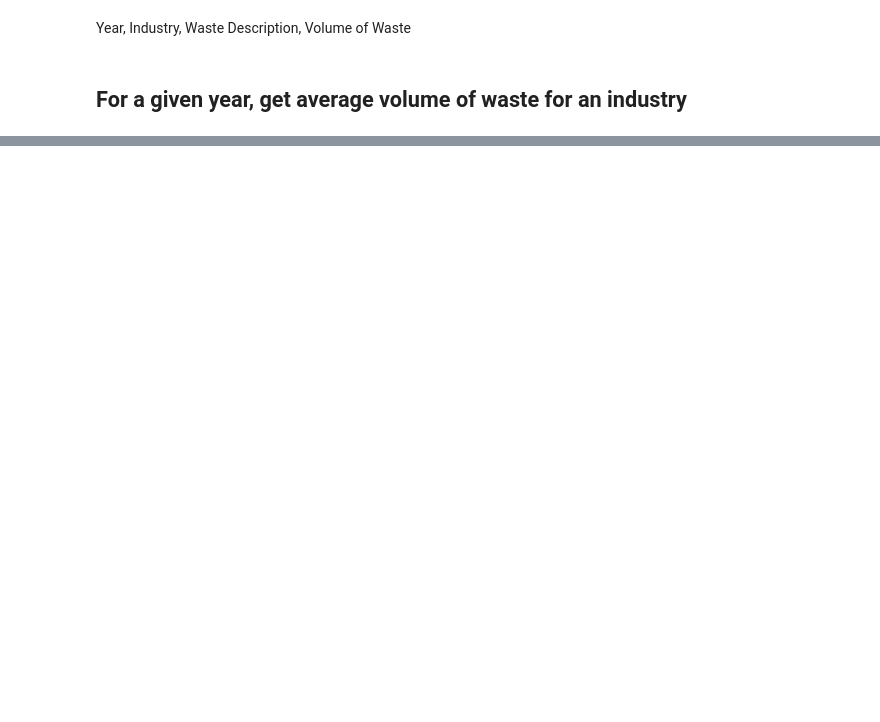
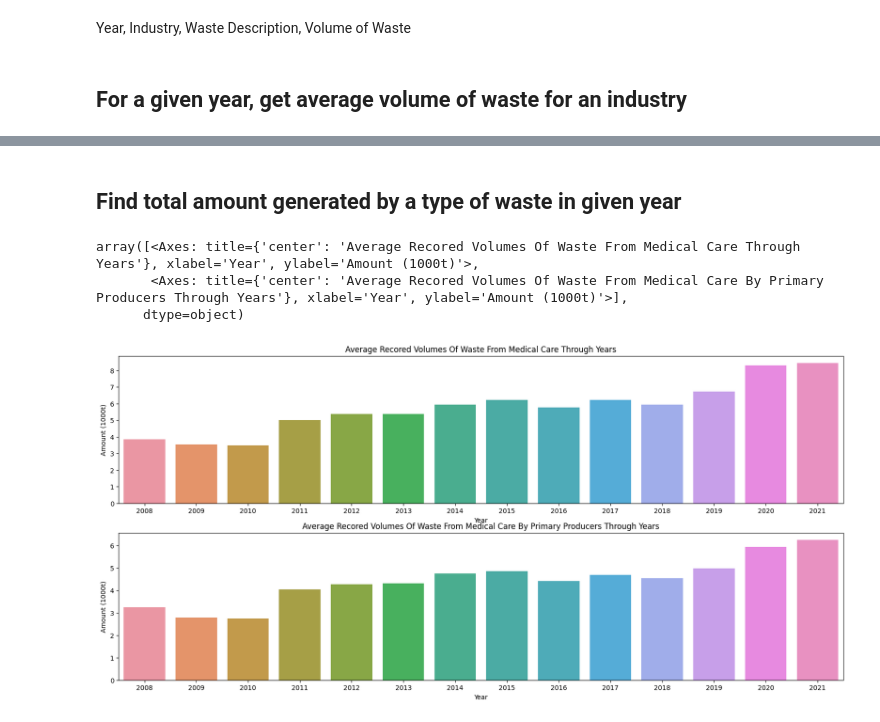
Before and after one commit to UyenDhNguyen/Germany-Waste-Management-Analysis, a Jupyter notebook: EDA/Hazardous Waste/waste-producers-quantities-types-industry-years-32151-0001.ipynb, the cells around one changed output, grey strips where cells are left out. Drawn from its saved outputs; the diff is of its cells as text; code cells hidden in the pictures; blank space fills up the shorter version.

Commit message:
add plots and statistics computation functions

```diff
--- a/EDA/Hazardous Waste/waste-producers-quantities-types-industry-years-32151-0001.ipynb
+++ b/EDA/Hazardous Waste/waste-producers-quantities-types-industry-years-32151-0001.ipynb
@@ -100,0 +126,24 @@ Year, Industry, Waste Description, Volume of Waste
+# %% [markdown]
+## Find total amount generated by a type of waste in given year
+# %%
+year_waste_mean_df = df.groupby(['Year', 'Waste Description'], as_index=False).agg({'Volumes Of Waste (1000t)': 'mean', 'Volumes Of Waste Generated By Primary Producers (1000t)': 'mean'})
+year_waste_total_df = df.groupby(['Year', 'Waste Description'], as_index=False).agg({'Volumes Of Waste (1000t)': 'sum', 'Volumes Of Waste Generated By Primary Producers (1000t)': 'sum'})
+year_waste_mean_df.rename(columns={'Volumes Of Waste (1000t)': 'All', 'Volumes Of Waste Generated By Primary Producers (1000t)':'By Primary Producers'}, inplace=True)
+# %%
+def plot_mean_waste_years_1(mean_df, waste):
+    df1 = mean_df.loc[mean_df['Waste Description'] == waste]
+    fig, ax = plt.subplots(ncols=1, nrows=2, figsize=(20, 9))
+    sns.barplot(data=df1, x='Year', y='All', ax=ax[0])
+    ax[0].title.set_text(f"Average Recored Volumes Of {waste.title()} Through Years")
+    ax[0].set_ylabel('Amount (1000t)')
+    sns.barplot(data=df1, x='Year', y='By Primary Producers', ax=ax[1])
+    ax[1].title.set_text(f"Average Recored Volumes Of {waste.title()} By Primary Producers Through Years")
+    ax[1].set_ylabel('Amount (1000t)')
+    return ax
+
+plot_mean_waste_years_1(year_waste_mean_df, 'Waste from medical care')
+# %% [output]
+array([<Axes: title={'center': 'Average Recored Volumes Of Waste From Medical Care Through Years'}, xlabel='Year', ylabel='Amount (1000t)'>,
+       <Axes: title={'center': 'Average Recored Volumes Of Waste From Medical Care By Primary Producers Through Years'}, xlabel='Year', ylabel='Amount (1000t)'>],
+      dtype=object)
+[figure, added]
```
Also changed, not shown: parts of 10 cells of this notebook.
